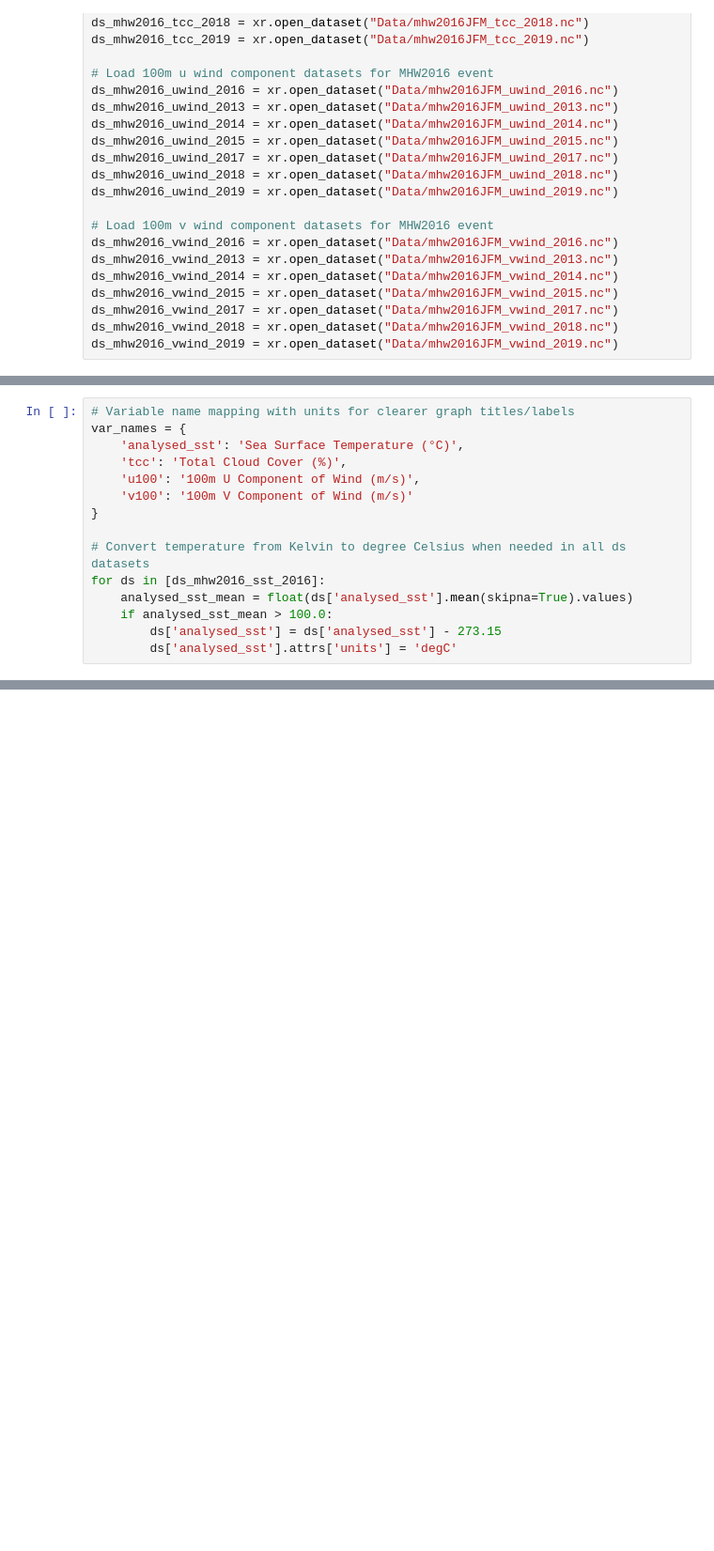
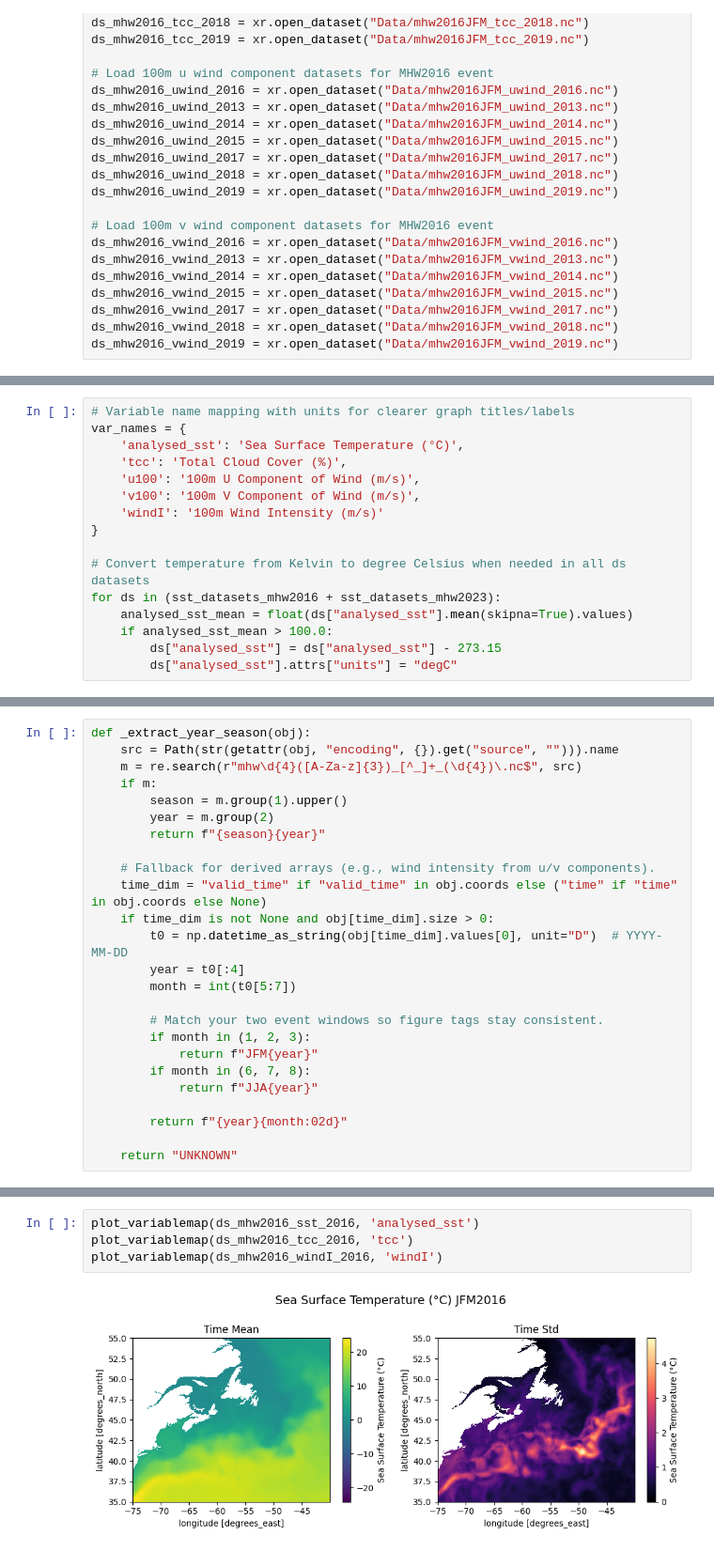
Before and after one commit to natslimak/OceanCourses, a Jupyter notebook: DigitalOcean/Project/test.ipynb, the cells around one changed output, grey strips where cells are left out. Shown at 94% size. Saved outputs shown, nothing was run; the diff lists cells and outputs as text; blank space fills up the shorter version.

```diff
--- a/DigitalOcean/Project/test.ipynb
+++ b/DigitalOcean/Project/test.ipynb
@@ -115,12 +139,13 @@ var_names = {
     'analysed_sst': 'Sea Surface Temperature (°C)',
     'tcc': 'Total Cloud Cover (%)',
     'u100': '100m U Component of Wind (m/s)',
-    'v100': '100m V Component of Wind (m/s)'
+    'v100': '100m V Component of Wind (m/s)',
+    'windI': '100m Wind Intensity (m/s)'
 }
 
 # Convert temperature from Kelvin to degree Celsius when needed in all ds datasets
-for ds in [ds_mhw2016_sst_2016]:
-    analysed_sst_mean = float(ds['analysed_sst'].mean(skipna=True).values)
+for ds in (sst_datasets_mhw2016 + sst_datasets_mhw2023):
+    analysed_sst_mean = float(ds["analysed_sst"].mean(skipna=True).values)
     if analysed_sst_mean > 100.0:
-        ds['analysed_sst'] = ds['analysed_sst'] - 273.15
-        ds['analysed_sst'].attrs['units'] = 'degC'
+        ds["analysed_sst"] = ds["analysed_sst"] - 273.15
+        ds["analysed_sst"].attrs["units"] = "degC"
@@ -353,0 +173,25 @@ plot_mean_std_maps_era5(
+# %%
+def _extract_year_season(obj):
+    src = Path(str(getattr(obj, "encoding", {}).get("source", ""))).name
+    m = re.search(r"mhw\d{4}([A-Za-z]{3})_[^_]+_(\d{4})\.nc$", src)
+    if m:
+        season = m.group(1).upper()
+        year = m.group(2)
+        return f"{season}{year}"
+
+    # Fallback for derived arrays (e.g., wind intensity from u/v components).
+    time_dim = "valid_time" if "valid_time" in obj.coords else ("time" if "time" in obj.coords else None)
+    if time_dim is not None and obj[time_dim].size > 0:
+        t0 = np.datetime_as_string(obj[time_dim].values[0], unit="D")  # YYYY-MM-DD
+        year = t0[:4]
+        month = int(t0[5:7])
+
+        # Match your two event windows so figure tags stay consistent.
+        if month in (1, 2, 3):
+            return f"JFM{year}"
+        if month in (6, 7, 8):
+            return f"JJA{year}"
+
+        return f"{year}{month:02d}"
+
+    return "UNKNOWN"
@@ -353,0 +240,6 @@ plot_mean_std_maps_era5(
+# %%
+plot_variablemap(ds_mhw2016_sst_2016, 'analysed_sst')
+plot_variablemap(ds_mhw2016_tcc_2016, 'tcc')
+plot_variablemap(ds_mhw2016_windI_2016, 'windI')
+# %% [output]
+[figure, added]
```
Also changed, not shown: parts of 18 cells of this notebook, 9 other files.
